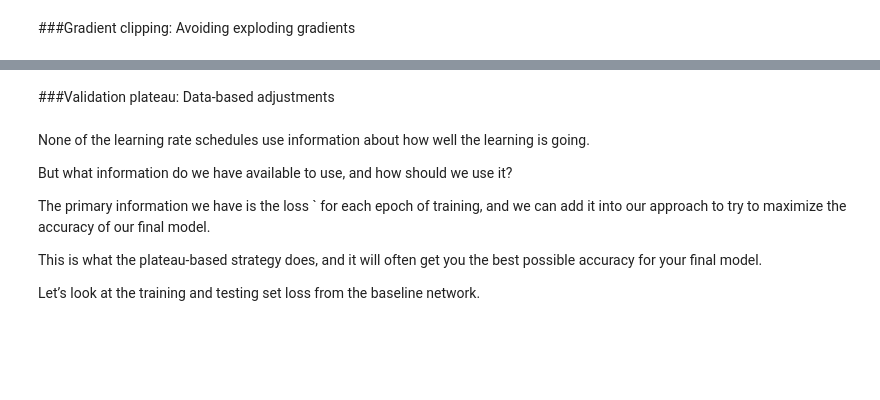
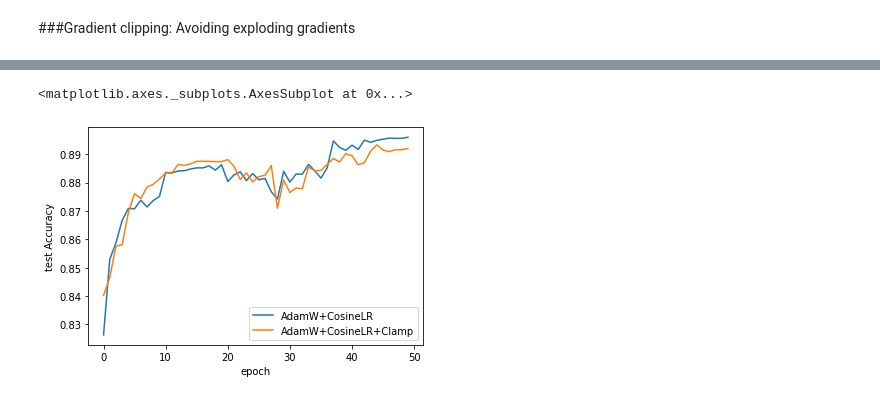
Before and after one commit to rahiakela/deep-learning-research-and-practice, a Jupyter notebook: inside-deep-learing/05-modern-training-techniques/03_training_model_with_optimizers.ipynb, the cells around one changed output, grey strips where cells are left out. Saved outputs shown, nothing was run; the diff lists cells and outputs as text; code cells hidden in the pictures; blank space fills up the shorter version.

```diff
--- a/inside-deep-learing/05-modern-training-techniques/03_training_model_with_optimizers.ipynb
+++ b/inside-deep-learing/05-modern-training-techniques/03_training_model_with_optimizers.ipynb
@@ -440,37 +427,27 @@ stuck in this sub-optimal area.
 # re-randomize the weights of our model so that we don't need to define it again
 fc_model.apply(weight_reset)
 
+for p in fc_model.parameters():
+  p.register_hook(lambda grad: torch.clamp(grad, -5, 5))
+
 # Set up the optimizer
-optimizer = torch.optim.SGD(fc_model.parameters(), lr=eta_0)
+optimizer = torch.optim.AdamW(fc_model.parameters())
 # Telling the cosine to go down/up/down (thats 3), if we were doing more than 10 epochs I would push this higher
-scheduler = torch.optim.lr_scheduler.CosineAnnealingLR(optimizer, epochs//3, eta_min=0.0001)
+scheduler = torch.optim.lr_scheduler.CosineAnnealingLR(optimizer, epochs//3)
 
 # train like normal and pass along the desired optimizer and schedule
-fc_results_coslr = train_network(fc_model,
+fc_results_nestrov_coslr_clamp  = train_network(fc_model,
                           loss_func,
                           training_loader,
                           epochs=epochs,
                           test_loader=testing_loader,
                           optimizer=optimizer,
                           lr_schedule=scheduler,
-                          checkpoint_file="model.pt",
                           score_funcs={"Accuracy": accuracy_score},
                           device=device)
-# %% [markdown]
-###Validation plateau: Data-based adjustments
-# %% [markdown]
-None of the learning rate schedules use information about how well the learning is going.
-
-But what information do we have available to use, and how should we use it?
-
-The primary information we have is the loss ` for each epoch of training, and we can add it into
-our approach to try to maximize the accuracy of our final model.
-
-This is what the
-plateau-based strategy does, and it will often get you the best possible accuracy for your
-final model.
-
-Let’s look at the training and testing set loss from the baseline network.
 # %%
-sns.lineplot(x="epoch", y="test loss", data=fc_results, label="Test Loss")
-sns.lineplot(x="epoch", y="train loss", data=fc_results, label="Train Loss")
+sns.lineplot(x="epoch", y="test Accuracy", data=fc_results_adam_coslr, label="AdamW+CosineLR")
+sns.lineplot(x="epoch", y="test Accuracy", data=fc_results_nestrov_coslr_clamp, label="AdamW+CosineLR+Clamp")
+# %% [output]
+<matplotlib.axes._subplots.AxesSubplot at 0x...>
+[figure, added]
```
Also changed, not shown: parts of 17 cells of this notebook.
